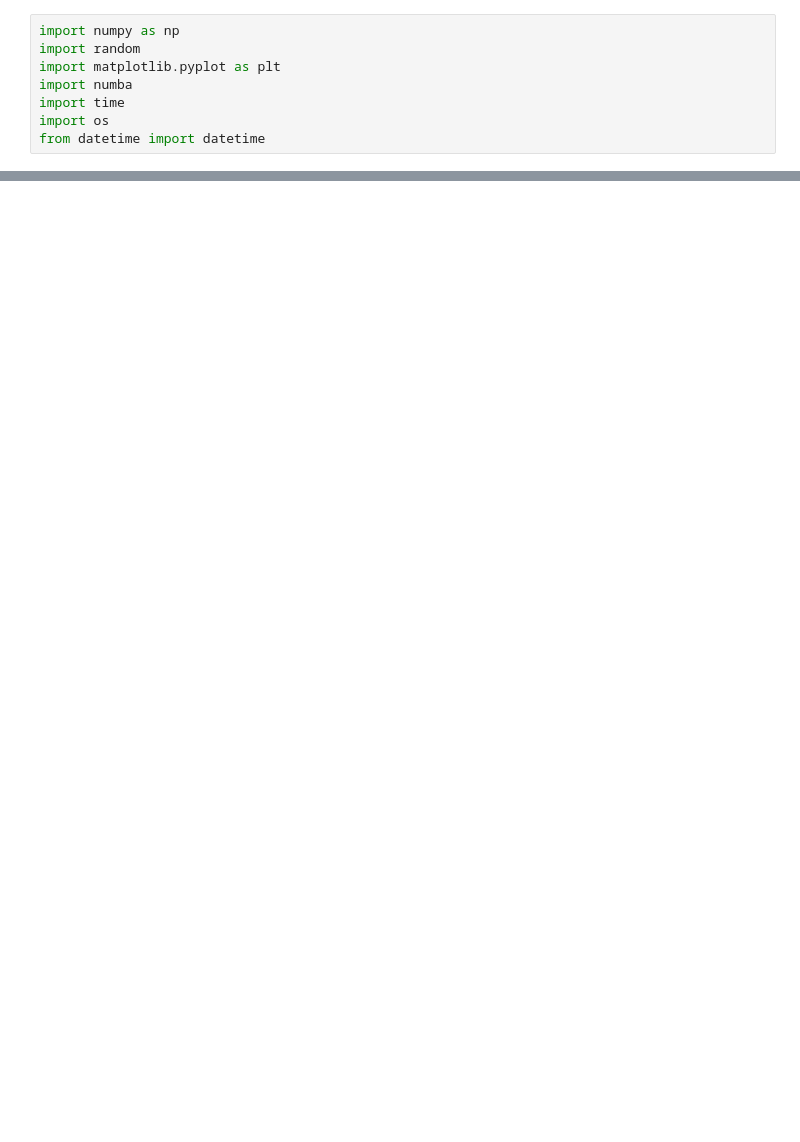
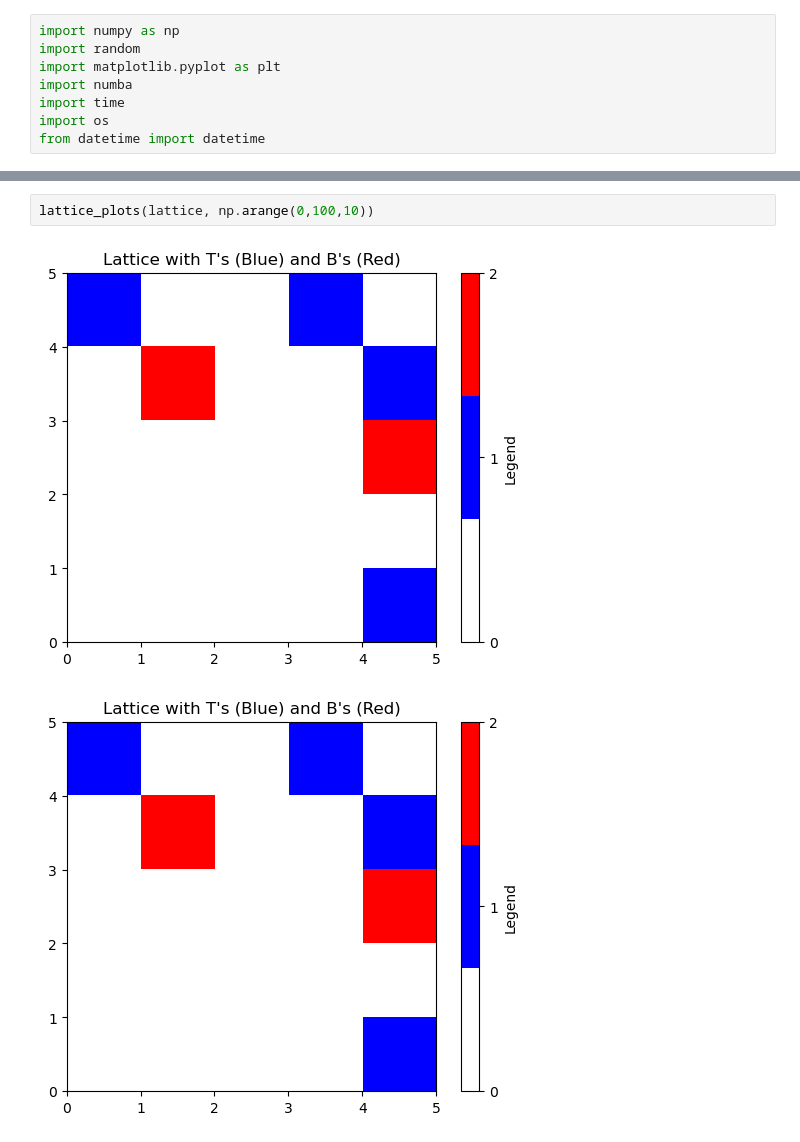
Before and after one commit to anahelena00/Tcell, a Jupyter notebook: InfectiousMonteCarlo.ipynb, the cells around one changed output, grey strips where cells are left out. Drawn from its saved outputs; the diff is of its cells as text; blank space fills up the shorter version.

```diff
--- a/InfectiousMonteCarlo.ipynb
+++ b/InfectiousMonteCarlo.ipynb
@@ -36,0 +232,5 @@ def interaction_matrix(BB_int,TT_int, BT_int, type1, type2):
+# %%
+lattice_plots(lattice, np.arange(0,100,10))
+# %% [output]
+[figure, added]
+[figure, added]
```
Also changed, not shown: parts of 19 cells of this notebook.
